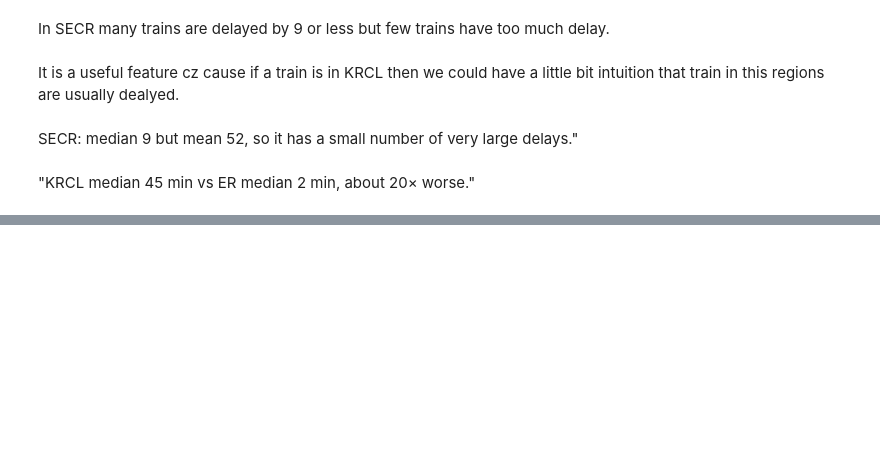
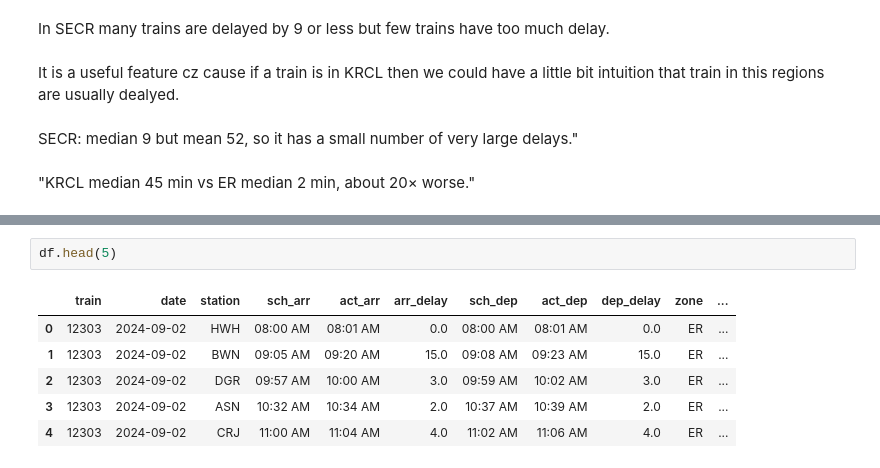
Before and after one commit to BitanuCS/indian-rail-delay, a Jupyter notebook: 02_eda.ipynb, the cells around one changed output, grey strips where cells are left out. Saved outputs shown, nothing was run; the diff lists cells and outputs as text; blank space fills up the shorter version.

```diff
--- a/02_eda.ipynb
+++ b/02_eda.ipynb
@@ -124,0 +172,9 @@ SECR: median 9 but mean 52, so it has a small number of very large delays."
+# %%
+df.head(5)
+# %% [output]
+|  | train | date | station | sch_arr | act_arr | arr_delay | sch_dep | act_dep | dep_delay | zone | ... |
+| 0 | 12303 | 2024-09-02 | HWH | 08:00 AM | 08:01 AM | 0.0 | 08:00 AM | 08:01 AM | 0.0 | ER | ... |
+| 1 | 12303 | 2024-09-02 | BWN | 09:05 AM | 09:20 AM | 15.0 | 09:08 AM | 09:23 AM | 15.0 | ER | ... |
+| 2 | 12303 | 2024-09-02 | DGR | 09:57 AM | 10:00 AM | 3.0 | 09:59 AM | 10:02 AM | 3.0 | ER | ... |
+| 3 | 12303 | 2024-09-02 | ASN | 10:32 AM | 10:34 AM | 2.0 | 10:37 AM | 10:39 AM | 2.0 | ER | ... |
+| 4 | 12303 | 2024-09-02 | CRJ | 11:00 AM | 11:04 AM | 4.0 | 11:02 AM | 11:06 AM | 4.0 | ER | ... |
```
Also changed, not shown: parts of 8 cells of this notebook.
